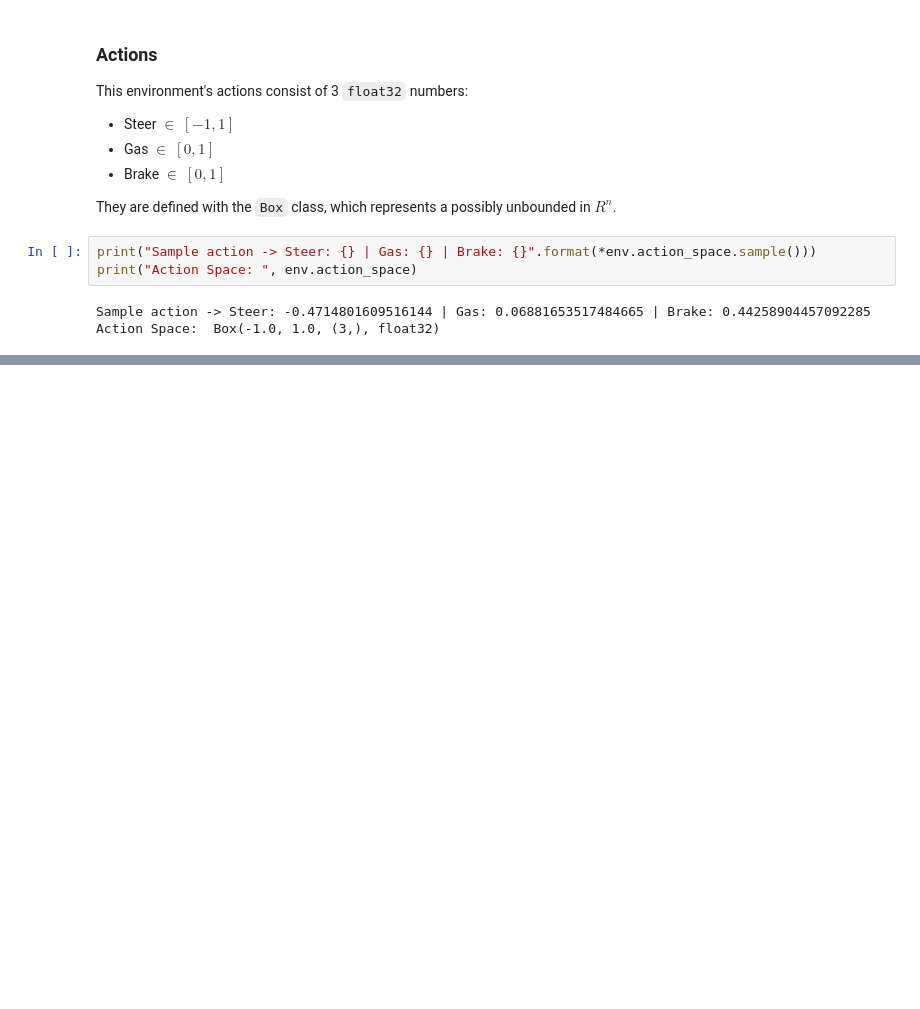
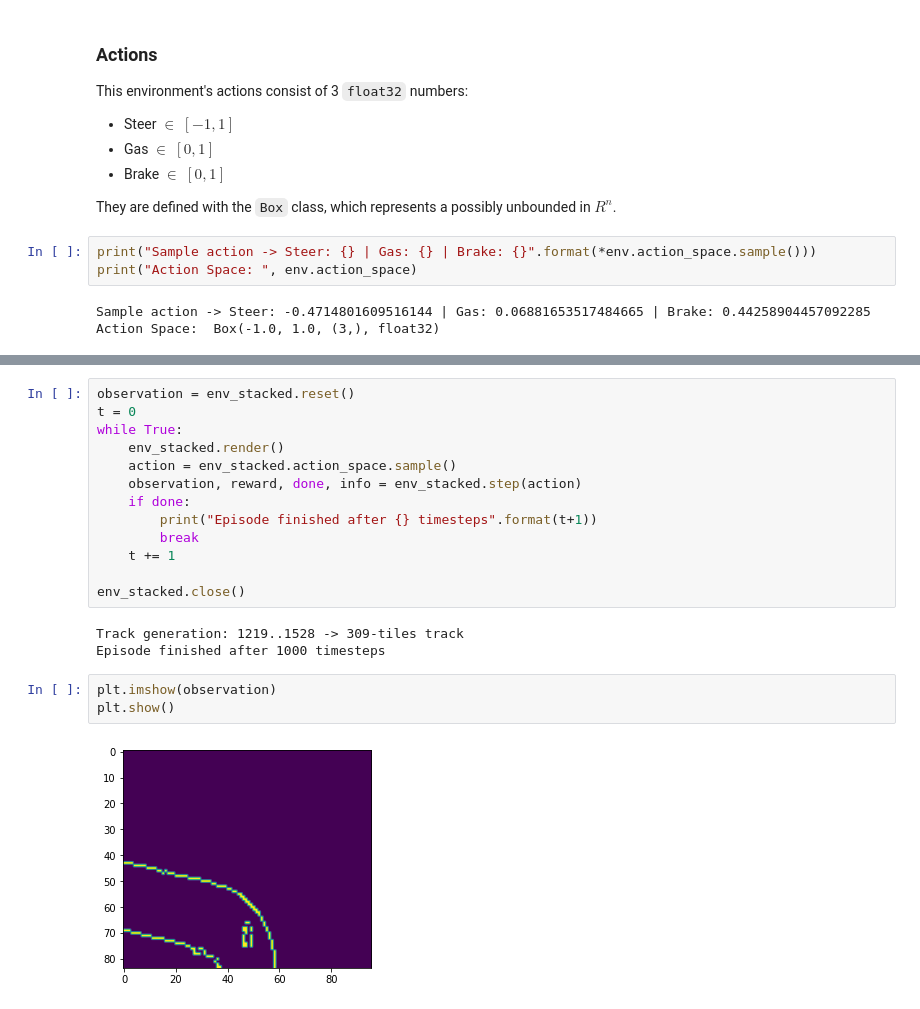
Before and after one commit to Jorgvt/RL_Project_CarRacing-v0, a Jupyter notebook: exploration_carracing-v0.ipynb, the cells around one changed output, grey strips where cells are left out. Cells and saved outputs as stored; diff of their text form; blank space fills up the shorter version.

```diff
--- a/exploration_carracing-v0.ipynb
+++ b/exploration_carracing-v0.ipynb
@@ -100,0 +176,21 @@ Action Space:  Box(-1.0, 1.0, (3,), float32)
+# %%
+observation = env_stacked.reset()
+t = 0
+while True:
+    env_stacked.render()
+    action = env_stacked.action_space.sample()
+    observation, reward, done, info = env_stacked.step(action)
+    if done:
+        print("Episode finished after {} timesteps".format(t+1))
+        break
+    t += 1
+
+env_stacked.close()
+# %% [output]
+Track generation: 1219..1528 -> 309-tiles track
+Episode finished after 1000 timesteps
+# %%
+plt.imshow(observation)
+plt.show()
+# %% [output]
+[figure, added]
```
Also changed, not shown: parts of 11 cells of this notebook.
